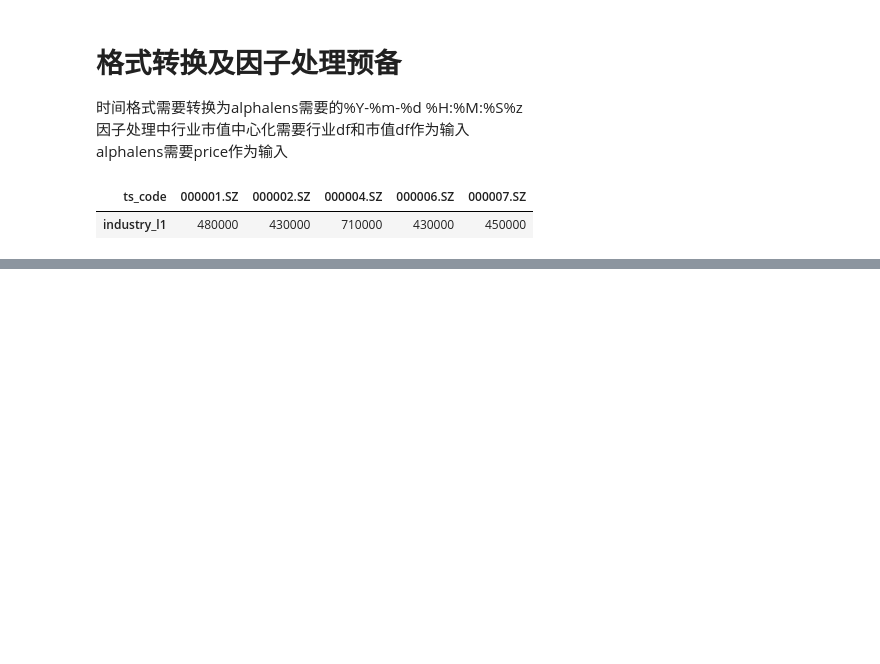
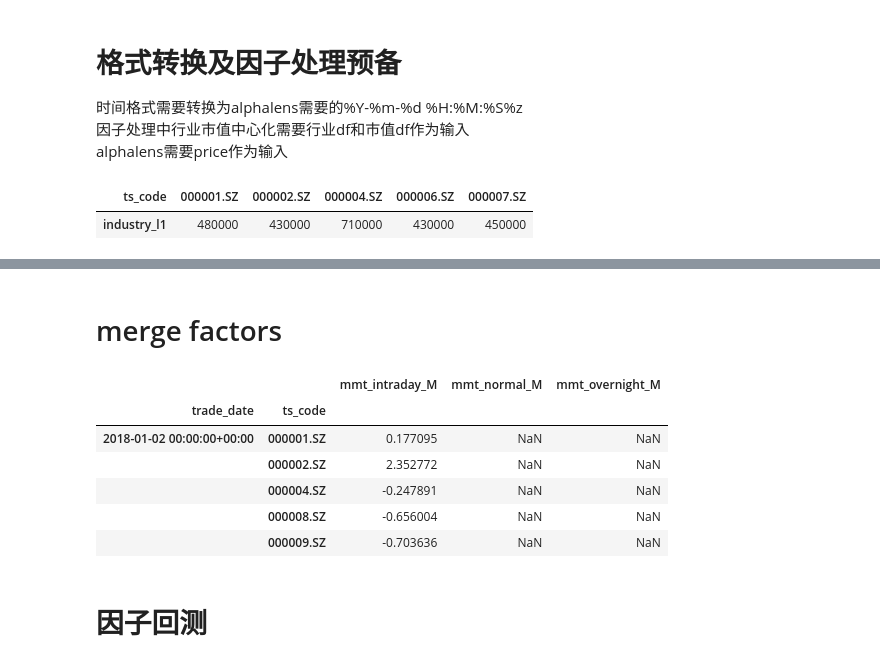
Before and after one commit to Alfafa0702/MFE5210Ass, a Jupyter notebook: cal_factor.ipynb, the cells around one changed output, grey strips where cells are left out. Cells and saved outputs as stored; diff of their text form; code cells hidden in the pictures; blank space fills up the shorter version.

```diff
--- a/cal_factor.ipynb
+++ b/cal_factor.ipynb
@@ -127,0 +130,21 @@ alphalens.tears.create_full_tear_sheet(factor_data)
+# %%
+import pandas as pd
+# 计算收盘收益率
+kline = pd.read_pickle('stock_kline.pkl')
+kline['close_return'] = (kline['close'] - kline['pre_close']) / kline['pre_close']
+# 按ts_code分组并滚动计算20天累计收益率
+kline['mmt_normal_M'] = kline.groupby('ts_code')['close_return'].rolling(
+    window=20, min_periods=20  # 确保至少有20天数据
+).apply(lambda x: (1 + x).prod() - 1, raw=True).reset_index(0, drop=True)
+
+mmt_normal_M = kline[['trade_date','ts_code','mmt_normal_M']]
+mmt_normal_M = mmt_normal_M.set_index(['trade_date', 'ts_code'])['mmt_normal_M'].unstack()
+from process import process
+market_value = pd.read_pickle('market_value.pkl')
+industry = pd.read_pickle('industry.pkl')
+mmt_normal_M = process(mmt_normal_M,market_value,industry)
+mmt_normal_M = mmt_normal_M.stack().reset_index()
+mmt_normal_M.columns = ['trade_date', 'ts_code', 'mmt_normal_M']  # 设置列名
+mmt_normal_M = mmt_normal_M.set_index(['trade_date', 'ts_code'])
+mmt_normal_M.to_pickle('mmt_normal_M.pkl')
+mmt_normal_M.head()
@@ -127,0 +169,19 @@ alphalens.tears.create_full_tear_sheet(factor_data)
+# %%
+import pandas as pd
+# 计算隔夜收益率
+kline = pd.read_pickle('stock_kline.pkl')
+kline['overnight_pct_chg'] = (kline['open'] - kline['pre_close']) / kline['pre_close'] * 100
+# 使用groupby和rolling计算过去20天的隔夜涨跌幅之和
+kline['mmt_overnight_M'] = kline.groupby('ts_code')['overnight_pct_chg'].rolling(window=20, min_periods=1).sum().reset_index(0, drop=True)
+
+mmt_overnight_M = kline[['trade_date','ts_code','mmt_overnight_M']]
+mmt_overnight_M = mmt_overnight_M.set_index(['trade_date', 'ts_code'])['mmt_overnight_M'].unstack()
+from process import process
+market_value = pd.read_pickle('market_value.pkl')
+industry = pd.read_pickle('industry.pkl')
+mmt_overnight_M = process(mmt_overnight_M,market_value,industry)
+mmt_overnight_M = mmt_overnight_M.stack().reset_index()
+mmt_overnight_M.columns = ['trade_date', 'ts_code', 'mmt_overnight_M']  # 设置列名
+mmt_overnight_M = mmt_overnight_M.set_index(['trade_date', 'ts_code'])
+mmt_overnight_M.to_pickle('mmt_overnight_M.pkl')
+mmt_overnight_M.head()
@@ -127,0 +204,16 @@ alphalens.tears.create_full_tear_sheet(factor_data)
+# %% [markdown]
+# merge factors
+# %%
+factors = pd.concat([mmt_intraday_M,mmt_normal_M,mmt_overnight_M])
+factors.columns = ['mmt_intraday_M','mmt_normal_M','mmt_overnight_M']
+factors.head()
+# %% [output]
+|  |  | mmt_intraday_M | mmt_normal_M | mmt_overnight_M |
+| trade_date | ts_code |  |  |  |
+| 2018-01-02 00:00:00+00:00 | 000001.SZ | 0.177095 | NaN | NaN |
+|  | 000002.SZ | 2.352772 | NaN | NaN |
+|  | 000004.SZ | -0.247891 | NaN | NaN |
+|  | 000008.SZ | -0.656004 | NaN | NaN |
+|  | 000009.SZ | -0.703636 | NaN | NaN |
+# %% [markdown]
+# 因子回测
```
Also changed, not shown: parts of 28 cells of this notebook, 17 other files.
